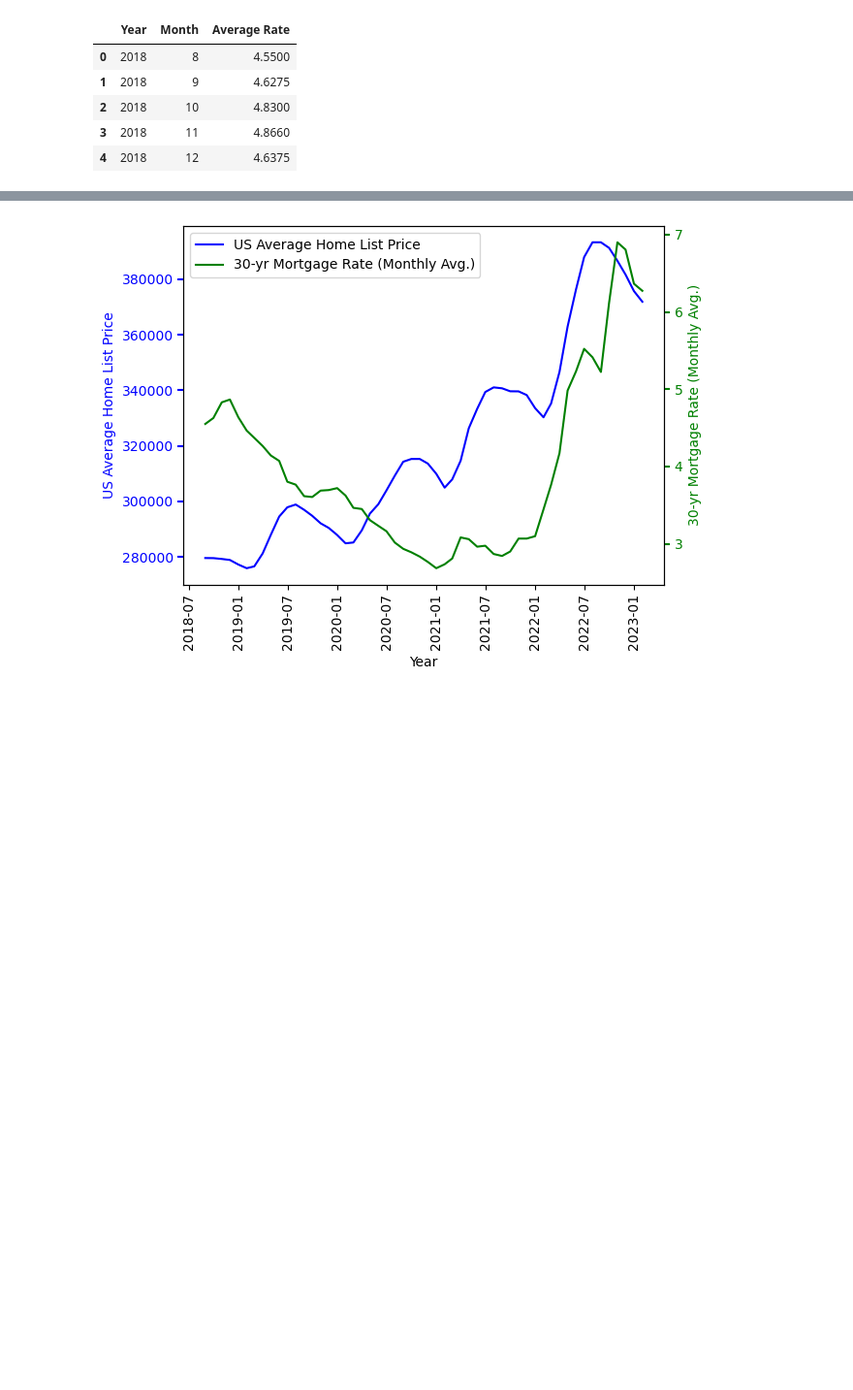
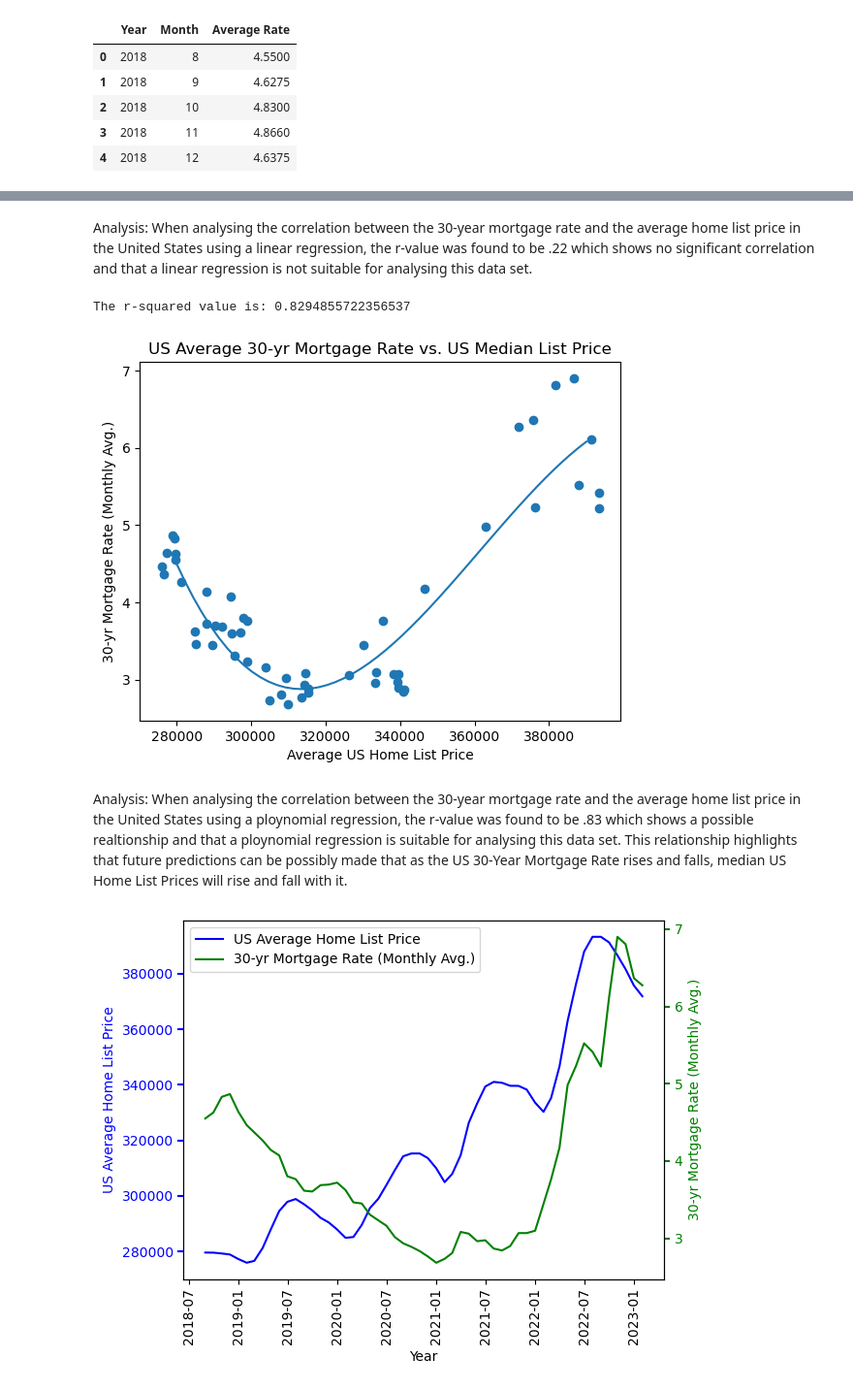
Before and after one commit to ceramicbull/Project-1-Repo, a Jupyter notebook: leighas_analysis/Project_One.ipynb, the cells around one changed output, grey strips where cells are left out. Shown at 97% size. Saved outputs shown, nothing was run; the diff lists cells and outputs as text; code cells hidden in the pictures; blank space fills up the shorter version.

Commit message:
Added Polynomial Regression and analysis of linear vs. Polynomial

```diff
--- a/leighas_analysis/Project_One.ipynb
+++ b/leighas_analysis/Project_One.ipynb
@@ -112,3 +114,43 @@ The r-value is: 0.23861982527285788
+# %% [markdown]
+Analysis: When analysing the correlation between the 30-year mortgage rate and the average home list price in the United States using a linear regression, the r-value was found to be .22 which shows no significant correlation and that a linear regression is not suitable for analysing this data set.
+# %%
+# Complete a ploynomial regression graph since linear regression is not fitting
+# Linear regression on US Average Mortgage Rate vs US Average Home List Price
+us_average_home_list = lr_median_list_price_us.loc['United States']
+us_average_home_list=us_average_home_list.astype(float)
+us_average_mortgage= average_mortgage_rate['Average Rate']
+us_average_mortgage=us_average_mortgage.astype(float)
+
+#create plot
+lr_polynomial_median_list = np.poly1d(np.polyfit(us_average_home_list, us_average_mortgage, 3))
+
+#create regression line
+myline = np.linspace(280000, 390000)
+
+# Plot scatter plot and ploynomial regression line
+plt.scatter( us_average_home_list, us_average_mortgage)
+plt.plot(myline, lr_polynomial_median_list(myline))
+
+#Add x label, y label, and title
+plt.xlabel('Average US Home List Price')
+plt.ylabel('30-yr Mortgage Rate (Monthly Avg.)')
+plt.title("US Average 30-yr Mortgage Rate vs. US Median List Price")
+
+#Calculate r-squared value
+print(f"The r-squared value is: {r2_score(us_average_mortgage, lr_polynomial_median_list(us_average_home_list))}")
+
+# Save the figure to main folder
+plt.savefig("../images/lr_median_list_polynomial.png")
+# Save the figure to my folder
+plt.savefig("Output Data/lr_median_list_polynomial.png")
+
+plt.show()
+# %% [output]
+The r-squared value is: 0.8294855722356537
+[figure, added]
+# %% [markdown]
+Analysis: When analysing the correlation between the 30-year mortgage rate and the average home list price in the United States using a ploynomial regression, the r-value was found to be .83 which shows a possible realtionship and that a ploynomial regression is suitable for analysing this data set.
+This relationship highlights that future predictions can be possibly made that as the US 30-Year Mortgage Rate rises and falls, median US Home List Prices will rise and fall with it.
 # %%
 # plot Average US List Price and Average US Mortgage Rate multi-line Plot
 
```
Also changed, not shown: parts of 5 cells of this notebook, 9 other files.
